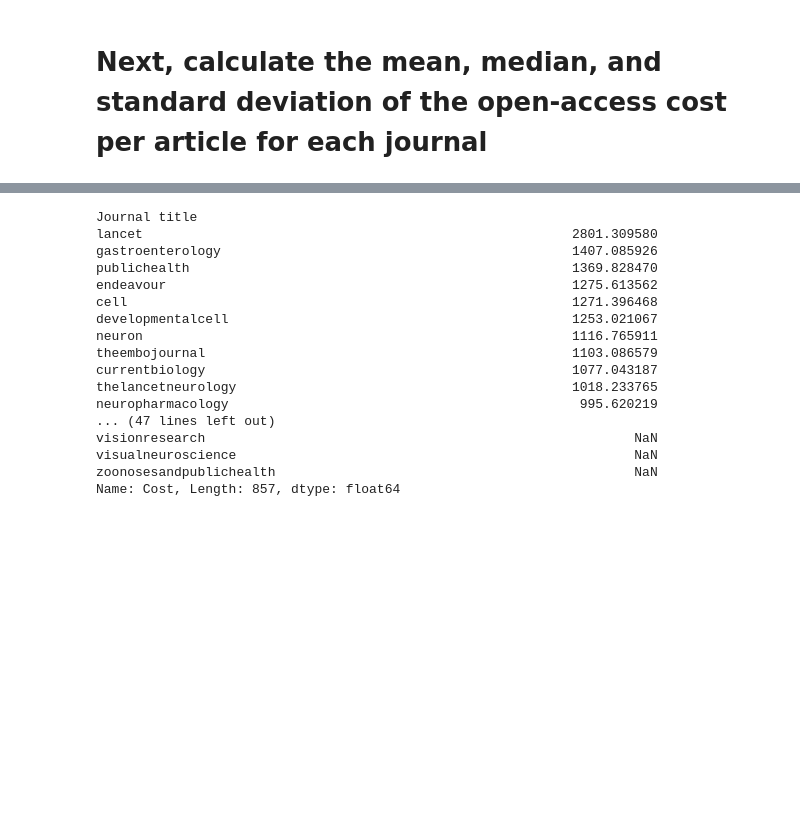
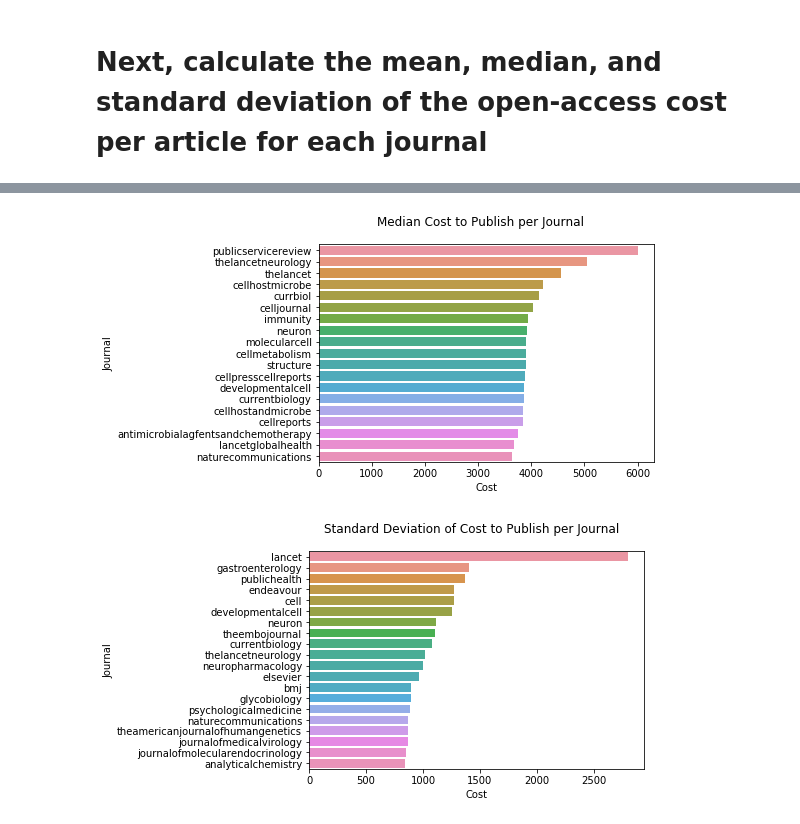
Before and after one commit to dstolbert/Challenge-Data-cleaning-and-calidation, a Jupyter notebook: Challenge- data cleaning and validation.ipynb, the cells around one changed output, grey strips where cells are left out. Cells and saved outputs as stored; diff of their text form; code cells hidden in the pictures; blank space fills up the shorter version.

```diff
--- a/Challenge- data cleaning and validation.ipynb
+++ b/Challenge- data cleaning and validation.ipynb
@@ -276,22 +247,22 @@ Name: Cost, Length: 857, dtype: float64
+# %%
+#median
+medians = df.groupby('Journal title')['Cost'].median()
+medians = medians.sort_values(ascending=False)
+medians_df = pd.DataFrame(medians[1:20])
+medians_df['Journal'] = medians.index[1:20]
+ax = sns.barplot(x='Cost',y='Journal', data=medians_df)
+plt.suptitle('Median Cost to Publish per Journal')
+plt.show()
+# %% [output]
+[figure, added]
 # %%
 #Standard deviation
 std = df.groupby('Journal title')['Cost'].std()
-std.sort_values(ascending=False)
+std = std.sort_values(ascending=False)
+std_df = pd.DataFrame(std[0:20])
+std_df['Journal'] = std.index[0:20]
+ax = sns.barplot(x='Cost',y='Journal', data=std_df)
+plt.suptitle('Standard Deviation of Cost to Publish per Journal')
+plt.show()
 # %% [output]
-Journal title
-lancet                                                       2801.309580
-gastroenterology                                             1407.085926
-publichealth                                                 1369.828470
-endeavour                                                    1275.613562
-cell                                                         1271.396468
-developmentalcell                                            1253.021067
-neuron                                                       1116.765911
-theembojournal                                               1103.086579
-currentbiology                                               1077.043187
-thelancetneurology                                           1018.233765
-neuropharmacology                                             995.620219
-... (47 lines left out)
-visionresearch                                                       NaN
-visualneuroscience                                                   NaN
-zoonosesandpublichealth                                              NaN
-Name: Cost, Length: 857, dtype: float64
+[figure, added]
```
Also changed, not shown: parts of 10 cells of this notebook.
